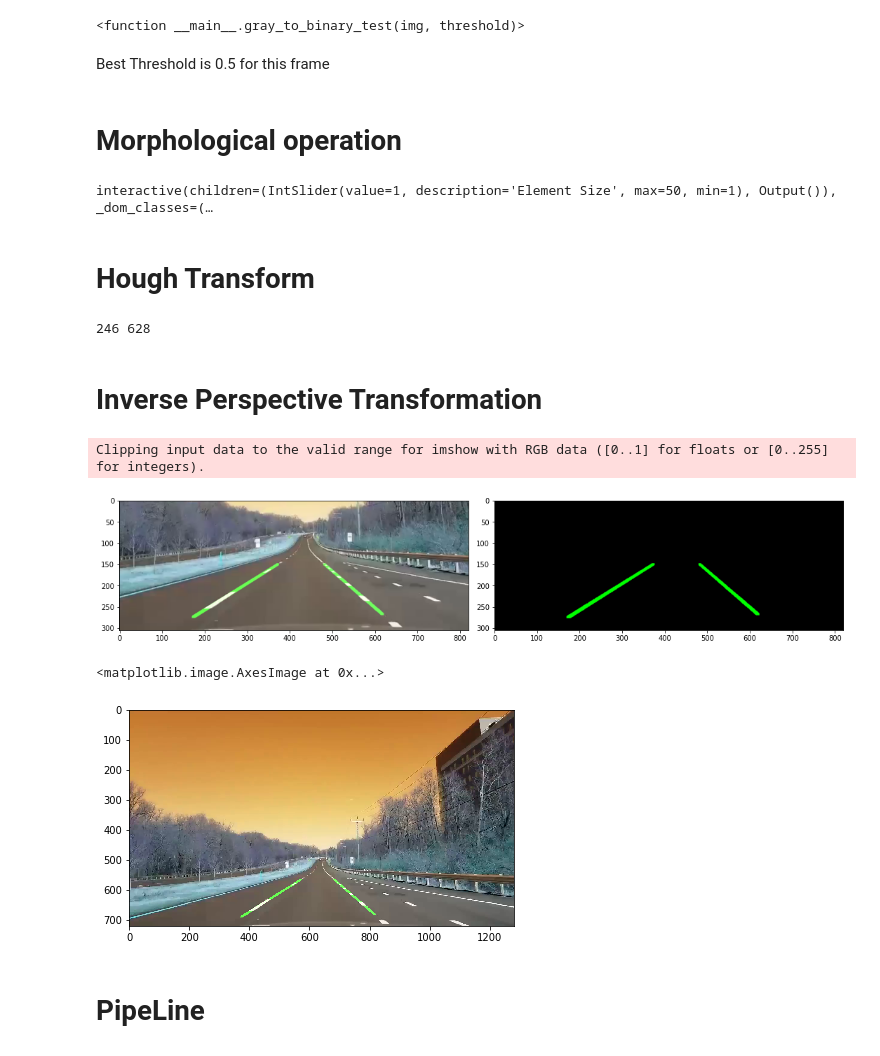
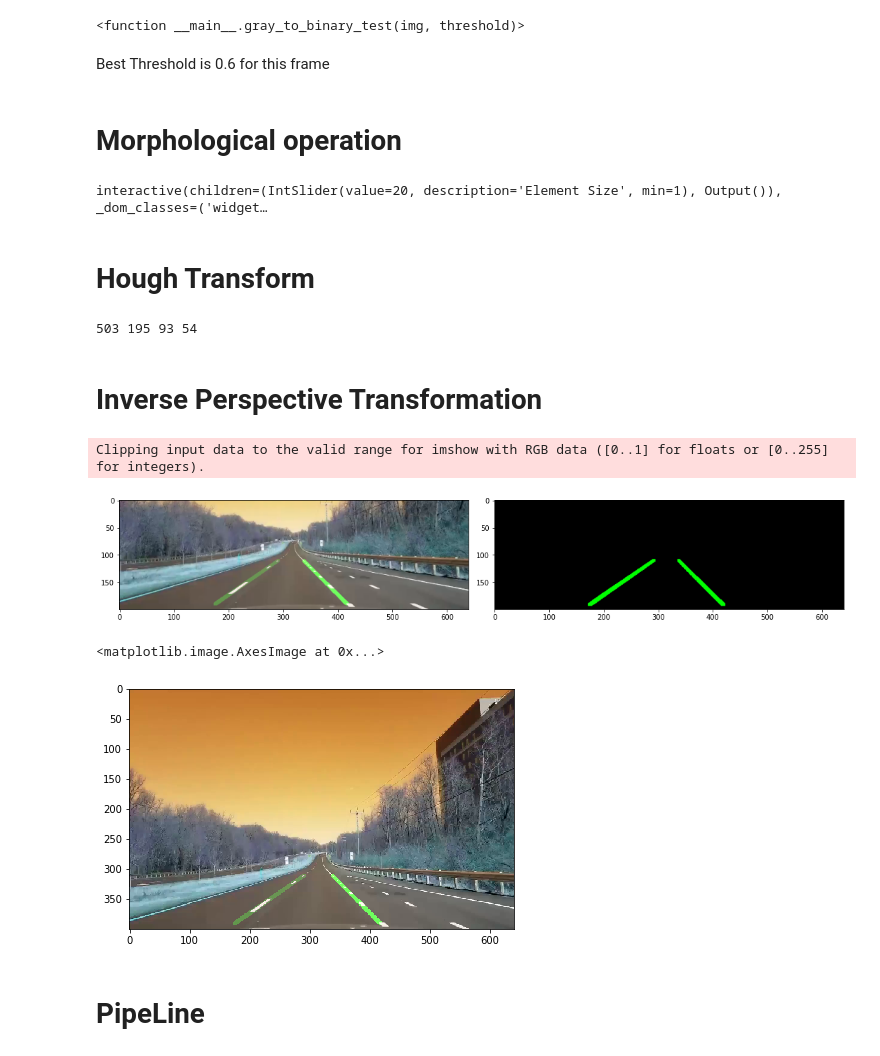
Before and after one commit to Ali-Hossam/Video-Lane-Detection, a Jupyter notebook: Lane Detection.ipynb, the cells around one changed output. Drawn from its saved outputs; the diff is of its cells as text; code cells hidden in the pictures.

Commit message:
updated lane detection

```diff
--- a/Lane Detection.ipynb
+++ b/Lane Detection.ipynb
@@ -116,10 +117,10 @@ def perspective_transformation(img):
     pts_destination = np.array([d_top_left, d_top_right, d_bottom_right, d_bottom_left], dtype=np.float32)
 
     # Define destination points
-    s_top_left = (280, 150)
-    s_top_right = (540, 150)
-    s_bottom_left = (80, H - 30)
-    s_bottom_right = (W -80, H - 40)
+    s_top_left = (250, 110)
+    s_top_right = (360, 110)
+    s_bottom_left = (120, H - 10)
+    s_bottom_right = (W -150, H - 10)
     pts_source = np.array([s_top_left, s_top_right, s_bottom_right, s_bottom_left], dtype=np.float32)
 
     # Get perspective transformation matrix
@@ -203,21 +204,21 @@ interact(gray_to_binary_test, img=fixed(transformed_img), threshold=threshold_sl
 interactive(children=(FloatSlider(value=0.61, description='Threshold:', max=1.0, step=0.01), Output()), _dom_c…
 <function __main__.gray_to_binary_test(img, threshold)>
 # %% [markdown]
-Best Threshold is 0.5 for this frame
+Best Threshold is 0.6 for this frame
 # %% [markdown]
 # Morphological operation
 # %%
-opened_img = None
+eroded_img = None
 def apply_erosion_test(img, element_size):
     """Applies opening morphological operation."""
-    global opened_img
+    global eroded_img
 
     element = morphology.rectangle(element_size, element_size+10)
-    element2 = morphology.rectangle(element_size + 10, element_size)
 
     # Performing dilation and erosion separately
-    dilated_img = morphology.dilation(img, element)
-    eroded_img = morphology.erosion(dilated_img, element2)
+    dilated_img = morphology.closing(img, element)
+    eroded_img = dilated_img
+    # eroded_img = morphology.erosion(dilated_img, element2)
 
     # Display the opened image
     plt.figure(figsize=(6, 6))
@@ -226,24 +227,24 @@ def apply_erosion_test(img, element_size):
     plt.show()
 
 # Create a slider for the element size parameter
-element_size_slider = IntSlider(min=1, max=50, step=1, value=1, description='Element Size')
+element_size_slider = IntSlider(min=1, max=100, step=1, value=20, description='Element Size')
 
 # Create the interactive widget
 interact(apply_erosion_test, img=fixed(binary_img), element_size=element_size_slider);
 # %% [output]
-interactive(children=(IntSlider(value=1, description='Element Size', max=50, min=1), Output()), _dom_classes=(…
+interactive(children=(IntSlider(value=20, description='Element Size', min=1), Output()), _dom_classes=('widget…
 # %% [markdown]
 # Hough Transform
 # %%
-hough_ = Hough(5, 200)
+hough_ = Hough(3, 200)
 # %%
-r1, theta1, r2, theta2 = hough_.get_polar_coorindates(opened_img)
-lane1_mask = hough_.get_mask(opened_img, r1, theta1)
-lane2_mask = hough_.get_mask(opened_img, r2, theta2)
+r1, theta1, r2, theta2 = hough_.get_polar_coorindates(eroded_img)
+lane1_mask = hough_.get_mask(eroded_img, r1, theta1, "green")
+lane2_mask = hough_.get_mask(eroded_img, r2, theta2, "red")
 lanes_mask = np.maximum(lane1_mask, lane2_mask)
-print(r1,r2)
+print(r1,r2, theta1, theta2)
 # %% [output]
-246 628
+503 195 93 54
 # %% [markdown]
 # Inverse Perspective Transformation
 # %%
@@ -256,20 +257,21 @@ def inv_perspective_transform(inv_frame, t_matrix, W, H):
 H, W, _ = lanes_mask.shape
 inv_lanes_mask = inv_perspective_transform(lanes_mask, PT_matrix, W, H)
 # %%
+masked_img = np.copy(cropped_img)
+
 inv_lanes_mask[:, :, 1] = dilation(inv_lanes_mask[:, :, 1], square(5))
-
-cropped_img[:, :, 1] = np.maximum(cropped_img[:, :, 1], inv_lanes_mask[:, :, 1])
-plot_images(cropped_img, inv_lanes_mask, "", "")
+masked_img[:, :, 1] = np.maximum(cropped_img[:, :, 1], inv_lanes_mask[:, :, 1])
+plot_images(masked_img, inv_lanes_mask, "", "")
 # %% [output]
 Clipping input data to the valid range for imshow with RGB data ([0..1] for floats or [0..255] for integers).
-[figure, old version]
+[figure, new version]
 # %%
 # original image
-frame[y1:y2, x1:x2] = cropped_img
+frame[y1:y2, x1:x2] = masked_img
 io.imshow(frame)
 # %% [output]
 <matplotlib.image.AxesImage at 0x...>
-[figure, old version]
+[figure, new version]
 # %% [markdown]
 # PipeLine
 # %%
```
Also changed, not shown: parts of 16 cells of this notebook.
